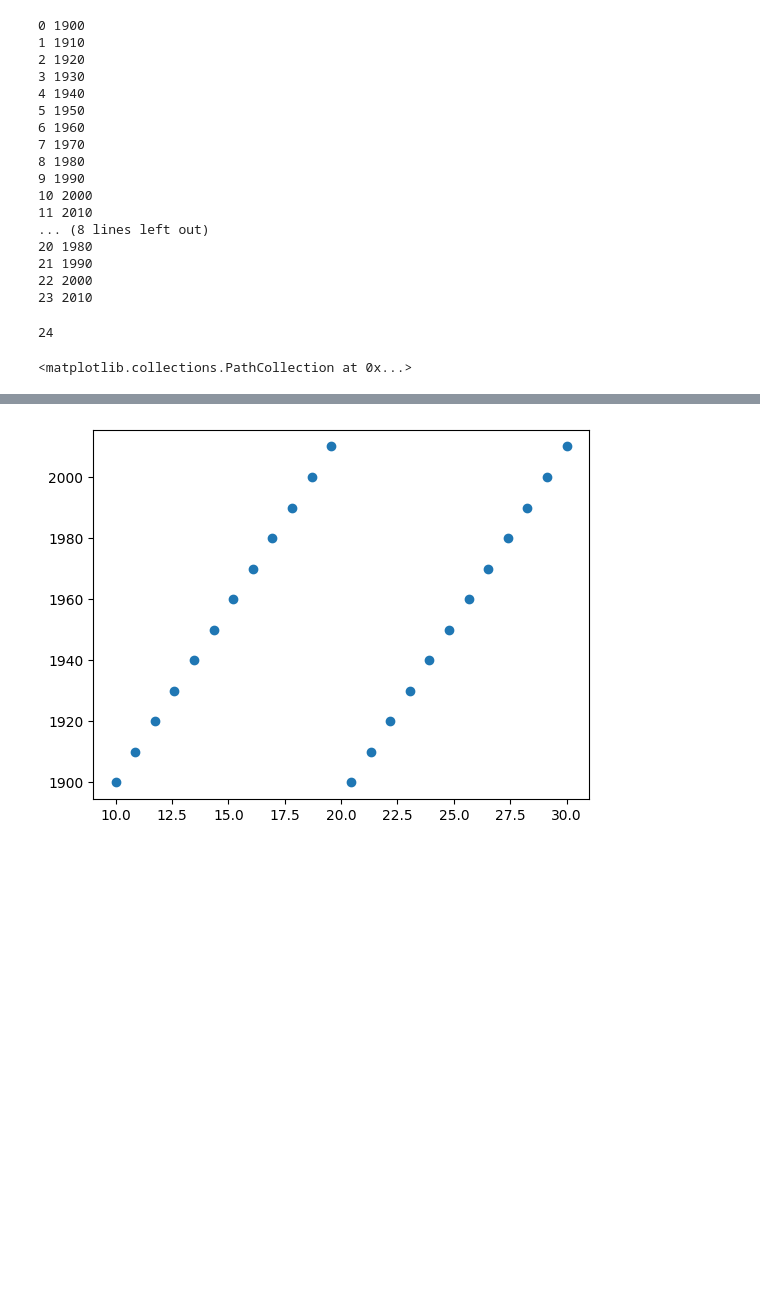
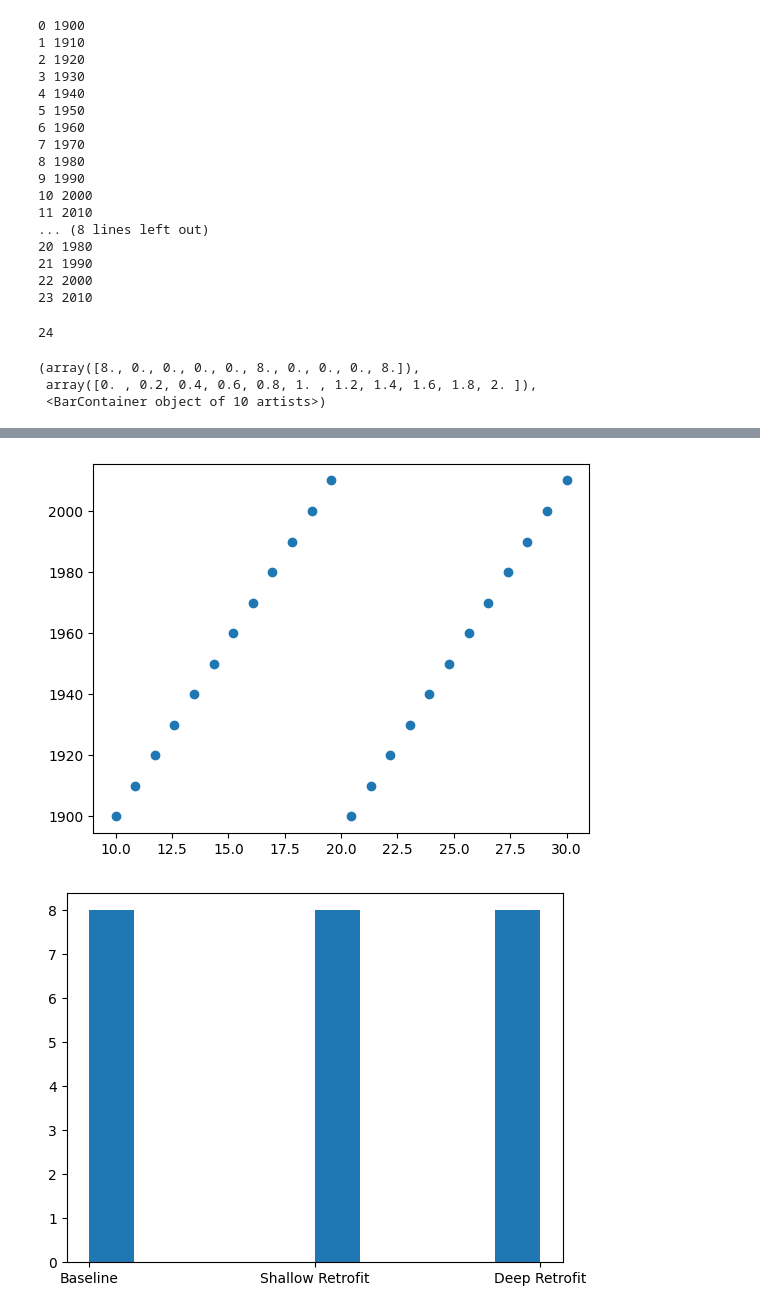
Before and after one commit to szvsw/epengine, a Jupyter notebook: notebooks/test.ipynb, the cells around one changed output, grey strips where cells are left out. Cells and saved outputs as stored; diff of their text form; code cells hidden in the pictures; blank space fills up the shorter version.

Commit message:
add retrofit runner

```diff
--- a/notebooks/test.ipynb
+++ b/notebooks/test.ipynb
@@ -6,11 +6,15 @@ from pydantic import AnyUrl
 
 from epengine.models.shoebox import ShoeboxSimulationSpec
 
-exp_id = "test-w-multi-step-5"
+exp_id = "test-w-retrofits"
 spec = ShoeboxSimulationSpec(
     experiment_id=exp_id,
     sort_index=0,
     lib_uri=AnyUrl("s3://ml-for-bem/tiles/massachusetts/2024_09_30/everett_lib.json"),
+    retrofit="Shallow Retrofit",
+    retrofit_lib_uri=AnyUrl(
+        "s3://ml-for-bem/tiles/massachusetts/2024_09_30/everett_retrofits.yaml"
+    ),
     typology="Residential",
     year_built=1972,
     num_floors=3,
@@ -26,6 +30,7 @@ spec = ShoeboxSimulationSpec(
 specs = []
 n = 24
 for i in range(n):
+    spec.retrofit = [None, "Shallow Retrofit", "Deep Retrofit"][i % 3]
     spec.long_edge = (i / (n - 1)) * 20 + 10
     spec.sort_index = i
     spec.year_built = list(range(1900, 2020, 10))[i % 12]
@@ -65,33 +70,39 @@ payload = {
     "experiment_id": exp_id,
     "bucket": "ml-for-bem",
     "specs": uri,
-    "recursion_map": {"factor": 3, "max_depth": 2},
+    # "recursion_map": {"factor": 3, "max_depth": 1},
 }
-task = client.admin.run_workflow("scatter_gather_recursive", payload)
-# task = client.admin.run_workflow("scatter_gather", payload)
+# task = client.admin.run_workflow("scatter_gather_recursive", payload)
+task = client.admin.run_workflow("scatter_gather", payload)
 # %%
 import matplotlib.pyplot as plt
 
 res = await task.result()
 uri: str = res["collect_children"]["uri"]
 key = uri.split(f"s3://{bucket}/")[-1]
 # key = "hatchet/test-w-multi-step-2/results/819c967e-6306-44d0-9694-cdfd55c17ea6.h5"
 s3.download_file("ml-for-bem", key, "shoebox_results.h5")
 df = pd.read_hdf("shoebox_results.h5")
 print(len(df))
 fig, ax = plt.subplots()
 df.sort_index(level="sort_index").index.get_level_values("long_edge").to_series().plot()
 fig, ax = plt.subplots()
 df.sort_index(level="sort_index").index.get_level_values(
     "year_built"
 ).to_series().plot()
 long_edges = df.sort_index(level="sort_index").index.get_level_values("long_edge")
 years_built = df.sort_index(level="sort_index").index.get_level_values("year_built")
+retrofit = df.sort_index(level="sort_index").index.get_level_values("retrofit")
 fig, ax = plt.subplots()
 plt.scatter(long_edges, years_built)
+fig, ax = plt.subplots()
+plt.hist(retrofit)
 # %% [output]
 24
-<matplotlib.collections.PathCollection at 0x...>
+(array([8., 0., 0., 0., 0., 8., 0., 0., 0., 8.]),
+ array([0. , 0.2, 0.4, 0.6, 0.8, 1. , 1.2, 1.4, 1.6, 1.8, 2. ]),
+ <BarContainer object of 10 artists>)
 [figure]
 [figure]
 [figure]
+[figure, added]
```
Also changed, not shown: 2 other files.
